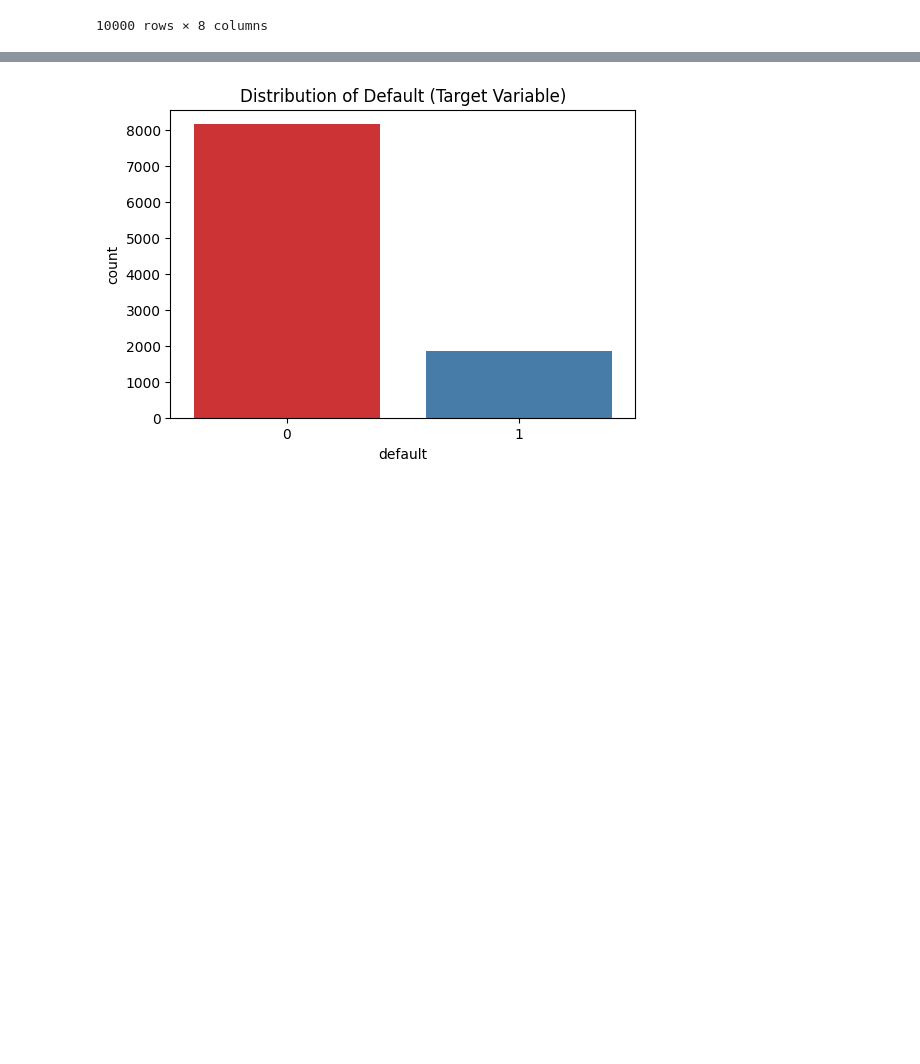
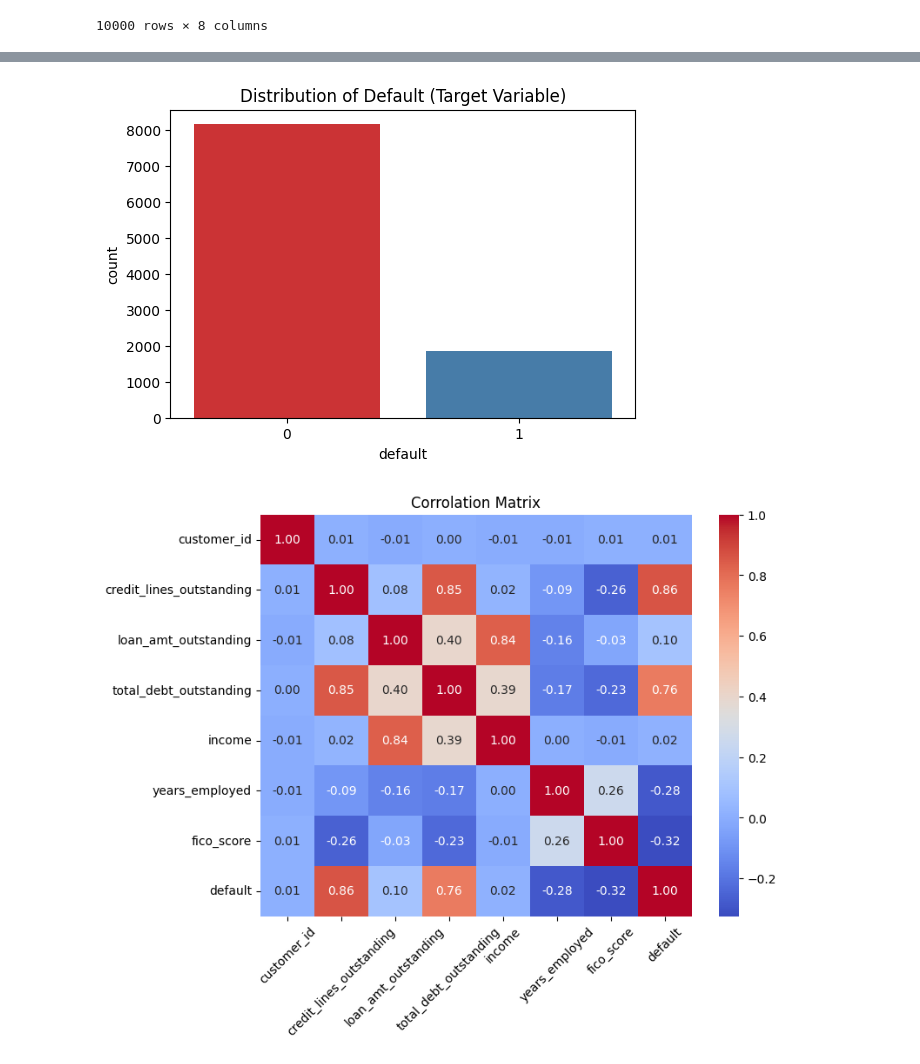
Before and after one commit to raz0208/Advance-Quantitative-Research-Project, a Jupyter notebook: Task3/Credit_Risk_Analysis_and_Modeling_PD_and_EL_Prediction.ipynb, the cells around one changed output, grey strips where cells are left out. Cells and saved outputs as stored; diff of their text form; code cells hidden in the pictures; blank space fills up the shorter version.

```diff
--- a/Task3/Credit_Risk_Analysis_and_Modeling_PD_and_EL_Prediction.ipynb
+++ b/Task3/Credit_Risk_Analysis_and_Modeling_PD_and_EL_Prediction.ipynb
@@ -56,33 +56,44 @@ def data_understanding(df):
 
   # Target variable distribution
   plt.figure(figsize=(6, 4))
   sns.countplot(x='default', data=df, palette ='Set1')
   plt.title('Distribution of Default (Target Variable)')
   plt.show()
+  print("\n")
+
+  # Corrolation matrix
+  plt.figure(figsize=(8, 6))
+  corrolation = df.corr()
+  sns.heatmap(corrolation, annot=True, cmap='coolwarm', fmt='.2f')
+  plt.title('Corrolation Matrix')
+  plt.xticks(rotation=45)
+  plt.show()
+  print("\n")
 
 
 
 # Call the data_understanding function
 data_understanding(df)
 # %% [output]
 Data Description:
 Shape of the dataset: (10000, 8)
 
 Data Types:
 customer_id                   int64
 credit_lines_outstanding      int64
 loan_amt_outstanding        float64
 total_debt_outstanding      float64
 income                      float64
 years_employed                int64
 fico_score                    int64
 default                       int64
 ... (41 lines left out)
 default                     0
 dtype: int64
 
 Number of duplicate rows: 0
 [figure]
+[figure, added]
 # %%
 # Function to data undrestanding
 def data_understanding(df):
```
